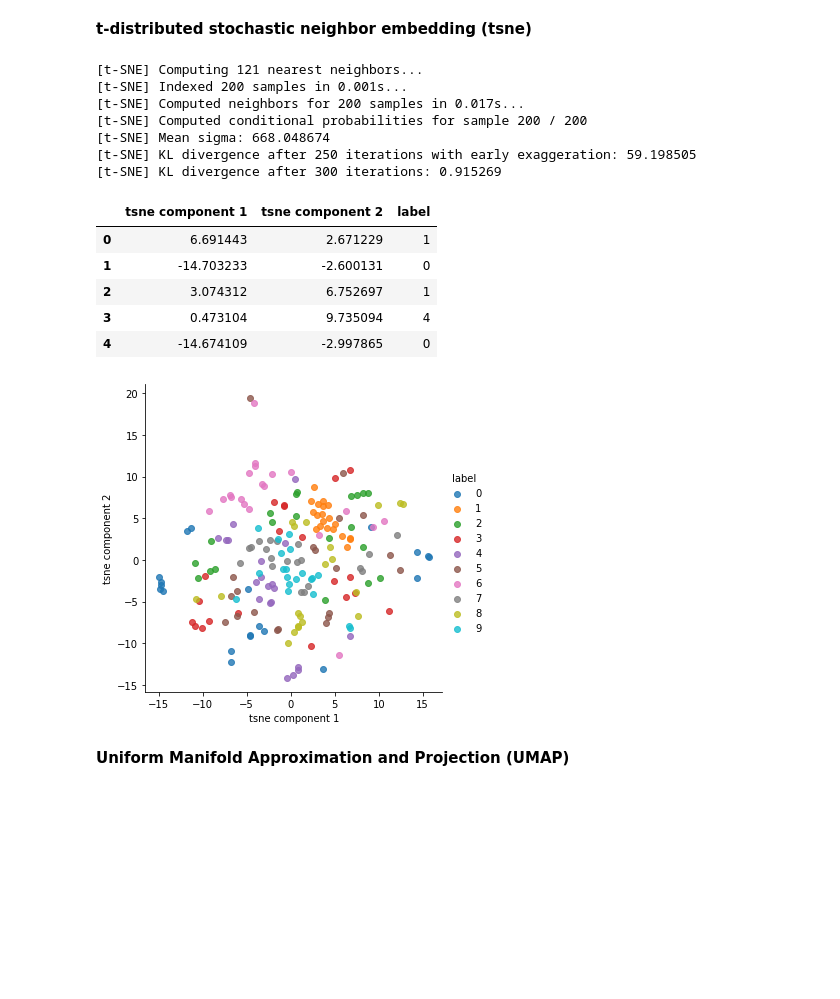
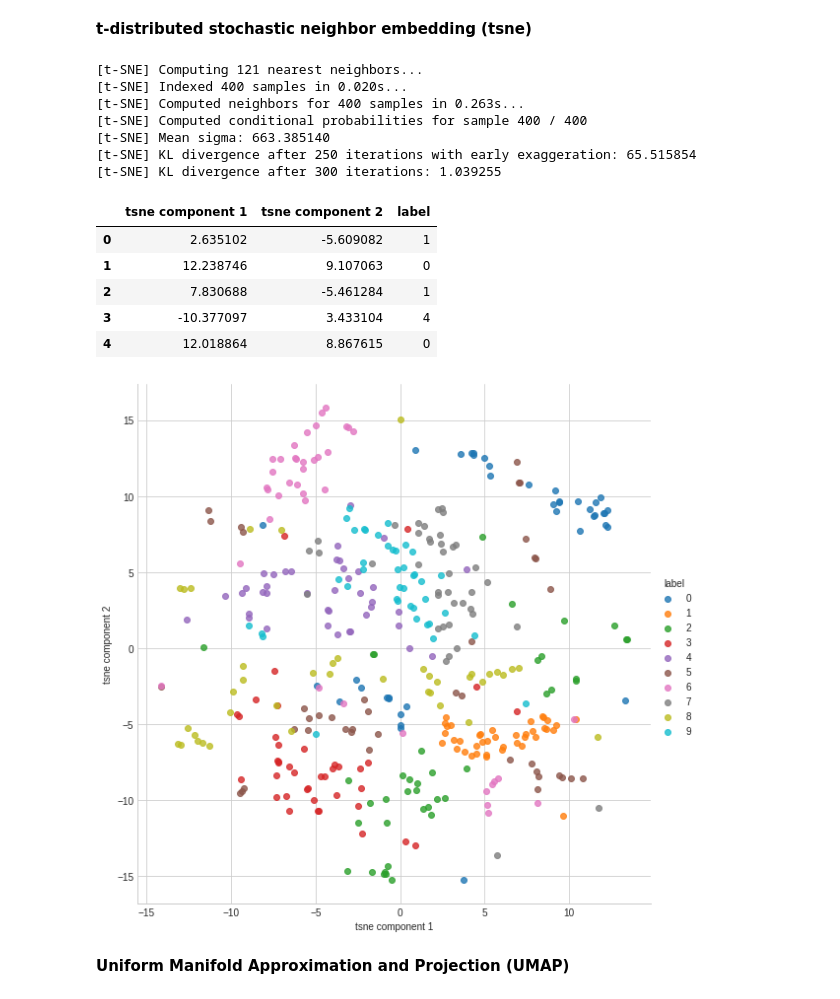
Before and after one commit to mukkatharun/DimensionalityReductionTechniques, a Jupyter notebook: DimensionalityReductionTechniquesImages.ipynb, the cells around one changed output. Cells and saved outputs as stored; diff of their text form; code cells hidden in the pictures; blank space fills up the shorter version.

```diff
--- a/DimensionalityReductionTechniquesImages.ipynb
+++ b/DimensionalityReductionTechniquesImages.ipynb
@@ -37,7 +37,7 @@ data['label'].unique() # we have total of 10 digits
 # %% [output]
 array([1, 0, 4, 7, 3, 5, 8, 9, 2, 6])
 # %%
-data = data.groupby('label').head(20)
+data = data.groupby('label').head(40)
 df = data.loc[ : , data.columns != 'label']
 df.shape
 # %% [output]
@@ -127,12 +127,12 @@ tsne = TSNE(n_components=2, verbose=1, perplexity=40, n_iter=300)
 tsne_data = tsne.fit_transform(df)
 # %% [output]
 [t-SNE] Computing 121 nearest neighbors...
-[t-SNE] Indexed 200 samples in 0.001s...
-[t-SNE] Computed neighbors for 200 samples in 0.017s...
-[t-SNE] Computed conditional probabilities for sample 200 / 200
-[t-SNE] Mean sigma: 668.048674
-[t-SNE] KL divergence after 250 iterations with early exaggeration: 59.198505
-[t-SNE] KL divergence after 300 iterations: 0.915269
+[t-SNE] Indexed 400 samples in 0.020s...
+[t-SNE] Computed neighbors for 400 samples in 0.263s...
+[t-SNE] Computed conditional probabilities for sample 400 / 400
+[t-SNE] Mean sigma: 663.385140
+[t-SNE] KL divergence after 250 iterations with early exaggeration: 65.515854
+[t-SNE] KL divergence after 300 iterations: 1.039255
 # %%
 principalDf = pd.DataFrame(data = tsne_data
              , columns = ['tsne component 1','tsne component 2'])
@@ -141,18 +141,19 @@ principalDf['label']=pd.Series(var)
 principalDf.head()
 # %% [output]
 |  | tsne component 1 | tsne component 2 | label |
-| 0 | 6.691443 | 2.671229 | 1 |
-| 1 | -14.703233 | -2.600131 | 0 |
-| 2 | 3.074312 | 6.752697 | 1 |
-| 3 | 0.473104 | 9.735094 | 4 |
-| 4 | -14.674109 | -2.997865 | 0 |
+| 0 | 2.635102 | -5.609082 | 1 |
+| 1 | 12.238746 | 9.107063 | 0 |
+| 2 | 7.830688 | -5.461284 | 1 |
+| 3 | -10.377097 | 3.433104 | 4 |
+| 4 | 12.018864 | 8.867615 | 0 |
 # %%
 import seaborn as sns
-sns.lmplot('tsne component 1', 'tsne component 2', data=principalDf, hue='label', fit_reg=False)
+# plt.figure(figsize=(14,10))
+sns.lmplot('tsne component 1', 'tsne component 2', data=principalDf, hue='label', fit_reg=False, size=8, height=6)
 
 plt.show()
 # %% [output]
-[figure, old version]
+[figure, new version]
 # %% [markdown]
 **Uniform Manifold Approximation and Projection (UMAP)**
 # %%
```
Also changed, not shown: parts of 12 cells of this notebook.
